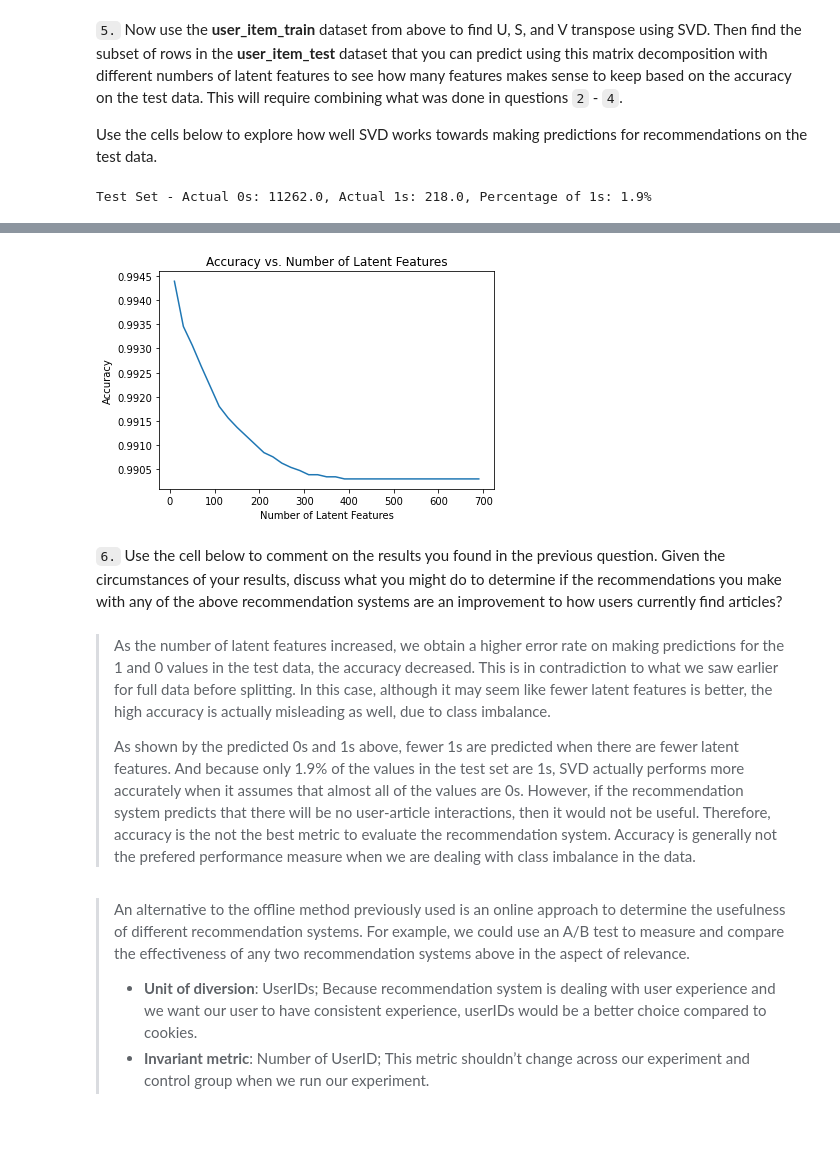
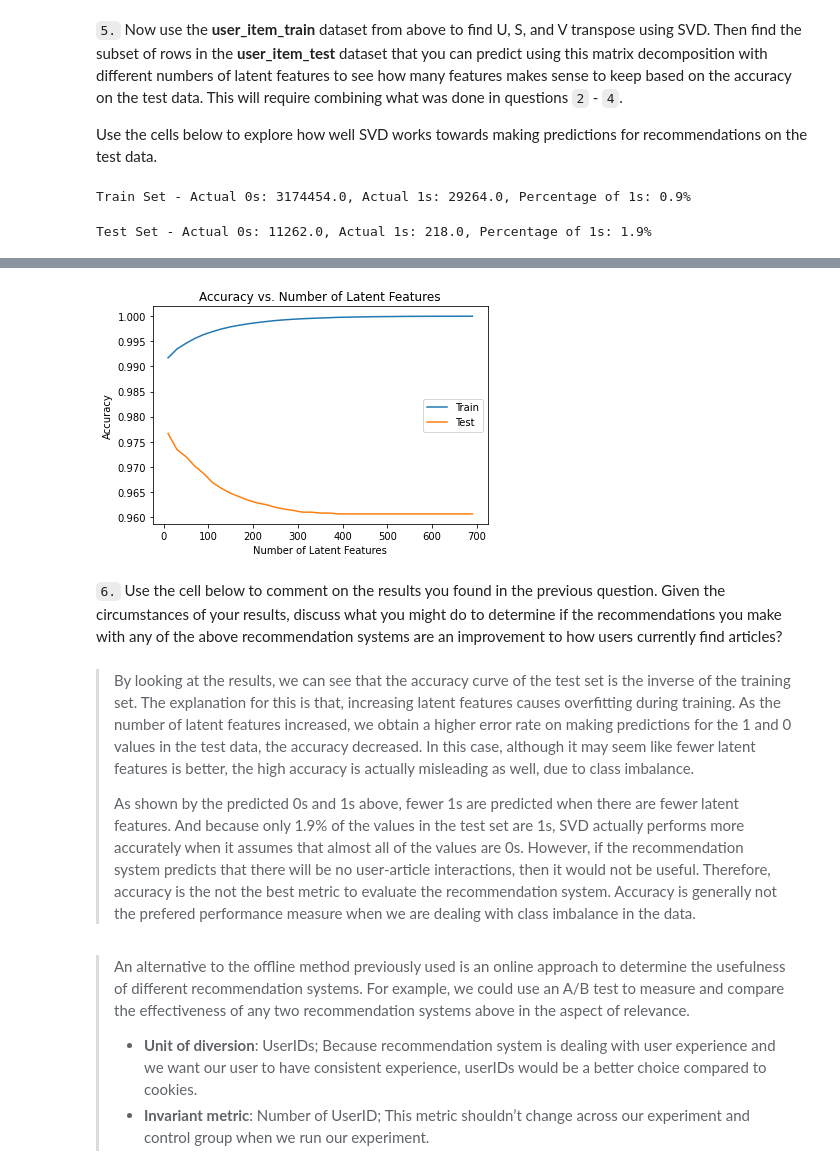
Before and after one commit to weichong-ong/Recommendations_with_IBM, a Jupyter notebook: Recommendations_with_IBM.ipynb, the cells around one changed output, grey strips where cells are left out. Cells and saved outputs as stored; diff of their text form; code cells hidden in the pictures; blank space fills up the shorter version.

```diff
--- a/Recommendations_with_IBM.ipynb
+++ b/Recommendations_with_IBM.ipynb
@@ -823,20 +823,29 @@ match_index = set(user_item_test.index) & set(user_item_train.index)
 match_arts = set(user_item_test.columns) & set(user_item_train.columns)
 
 user_item_test_new = user_item_test.loc[match_index, match_arts]
-
-total_predictions = user_item_test_new.shape[0]*user_item_test_new.shape[1]
-actual_1 = np.sum(np.sum(user_item_test_new))
-actual_0 = total_predictions - actual_1
-actual_percent_1 = round(actual_1/total_predictions*100, 1)
-print('\nTest Set - Actual 0s: {}, Actual 1s: {}, Percentage of 1s: {}%'.format(actual_0, actual_1, actual_percent_1))
-# %% [output]
-Test Set - Actual 0s: 11262.0, Actual 1s: 218.0, Percentage of 1s: 1.9%
+# %%
+total_predictions_train = user_item_train.shape[0]*user_item_train.shape[1]
+actual_1_train = np.sum(np.sum(user_item_train))
+actual_0_train = total_predictions_train - actual_1_train
+actual_percent_1_train = round(actual_1_train/total_predictions_train*100, 1)
+print('\nTrain Set - Actual 0s: {}, Actual 1s: {}, Percentage of 1s: {}%'.format(actual_0_train, actual_1_train, actual_percent_1_train))
+# %% [output]
+Train Set - Actual 0s: 3174454.0, Actual 1s: 29264.0, Percentage of 1s: 0.9%
+# %%
+total_predictions_test = user_item_test_new.shape[0]*user_item_test_new.shape[1]
+actual_1_test = np.sum(np.sum(user_item_test_new))
+actual_0_test = total_predictions_test - actual_1_test
+actual_percent_1_test = round(actual_1_test/total_predictions_test*100, 1)
+print('\nTest Set - Actual 0s: {}, Actual 1s: {}, Percentage of 1s: {}%'.format(actual_0_test, actual_1_test, actual_percent_1_test))
+# %% [output]
+Test Set - Actual 0s: 11262.0, Actual 1s: 218.0, Percentage of 1s: 1.9%
 # %%
 # Use these cells to see how well you can use the training
 # decomposition to predict on test data
 
 num_latent_feats = np.arange(10,700+10,20)
-sum_errs = []
+sum_errs_train = []
+sum_errs_test = []
 
 for k in num_latent_feats:
     # restructure with k latent features
@@ -844,27 +853,38 @@ for k in num_latent_feats:
     u_test_new, vt_test_new = u_test[:, :k], vt_test[:k, :]
 
     # take dot product
+    user_item_train_est = np.around(np.dot(np.dot(u_train_new, s_train_new), vt_train_new))
     user_item_test_est = np.around(np.dot(np.dot(u_test_new, s_train_new), vt_test_new))
 
     # compute error for each prediction to actual value
-    diffs = np.subtract(user_item_test_new, user_item_test_est)
+    diffs_train = np.subtract(user_item_train, user_item_train_est)
+    diffs_test = np.subtract(user_item_test_new, user_item_test_est)
 
     # total errors and keep track of them
-    err = np.sum(np.sum(np.abs(diffs)))
-    sum_errs.append(err)
+    err_train = np.sum(np.sum(np.abs(diffs_train)))
+    sum_errs_train.append(err_train)
 
-    predicted_1 = np.sum(user_item_test_est)
-    predicted_0 = total_predictions - predicted_1
-    predicted_percent_1 = round(predicted_1/total_predictions*100, 1)
-    print('{} Latent Features - Predicted 0s: {}, Predicted 1s: {}, Percentage of 1s: {}%'.format(
+    err_test = np.sum(np.sum(np.abs(diffs_test)))
+    sum_errs_test.append(err_test)
+
+    predicted_1_train = np.sum(user_item_train_est)
+    # predicted_0_train = total_predictions_train - predicted_1_train
+    predicted_percent_1_train = round(predicted_1_train/total_predictions_train*100, 1)
+
+    predicted_1_test = np.sum(user_item_test_est)
+    # predicted_0_test = total_predictions_test - predicted_1_test
+    predicted_percent_1_test = round(predicted_1_test/total_predictions_test*100, 1)
+    print('{} Latent Features - Predicted Percentage of 1s Train Set: {}%, Predicted Percentage of 1s Test Set: {}%'.format(
         k,
-        predicted_0,
-        predicted_1,
-        predicted_percent_1
+        predicted_percent_1_train,
+        predicted_percent_1_test
     ))
 
-plt.plot(num_latent_feats, 1 - np.array(sum_errs)/df.shape[0]);
-plt.xlabel('Number of Latent Features');
-plt.ylabel('Accuracy');
-plt.title('Accuracy vs. Number of Latent Features');
+plt.plot(num_latent_feats, 1 - np.array(sum_errs_train)/(user_item_train.shape[0]*user_item_train.shape[1]), label = 'Train')
+plt.plot(num_latent_feats, 1 - np.array(sum_errs_test)/(user_item_test_new.shape[0]*user_item_test_new.shape[1]), label = 'Test')
+plt.xlabel('Number of Latent Features')
+plt.ylabel('Accuracy')
+plt.title('Accuracy vs. Number of Latent Features')
+plt.legend()
+plt.show()
 # %% [output]
@@ -888,8 +908,8 @@ plt.title('Accuracy vs. Number of Latent Features');
-[figure, old version]
+[figure, new version]
 # %% [markdown]
 `6.` Use the cell below to comment on the results you found in the previous question. Given the circumstances of your results, discuss what you might do to determine if the recommendations you make with any of the above recommendation systems are an improvement to how users currently find articles?
 # %% [markdown]
-> As the number of latent features increased, we obtain a higher error rate on making predictions for the 1 and 0 values in the test data, the accuracy decreased. This is in contradiction to what we saw earlier for full data before splitting. In this case, although it may seem like fewer latent features is better, the high accuracy is actually misleading as well, due to class imbalance.
+> By looking at the results, we can see that the accuracy curve of the test set is the inverse of the training set. The explanation for this is that, increasing latent features causes overfitting during training. As the number of latent features increased, we obtain a higher error rate on making predictions for the 1 and 0 values in the test data, the accuracy decreased. In this case, although it may seem like fewer latent features is better, the high accuracy is actually misleading as well, due to class imbalance.
 >
 > As shown by the predicted 0s and 1s above, fewer 1s are predicted when there are fewer latent features. And because only 1.9% of the values in the test set are 1s, SVD actually performs more accurately when it assumes that almost all of the values are 0s. However, if the recommendation system predicts that there will be no user-article interactions, then it would not be useful. Therefore, accuracy is the not the best metric to evaluate the recommendation system. Accuracy is generally not the prefered performance measure when we are dealing with class imbalance in the data.
 # %% [markdown]
```
Also changed, not shown: parts of 1 cell of this notebook, 1 other file.
